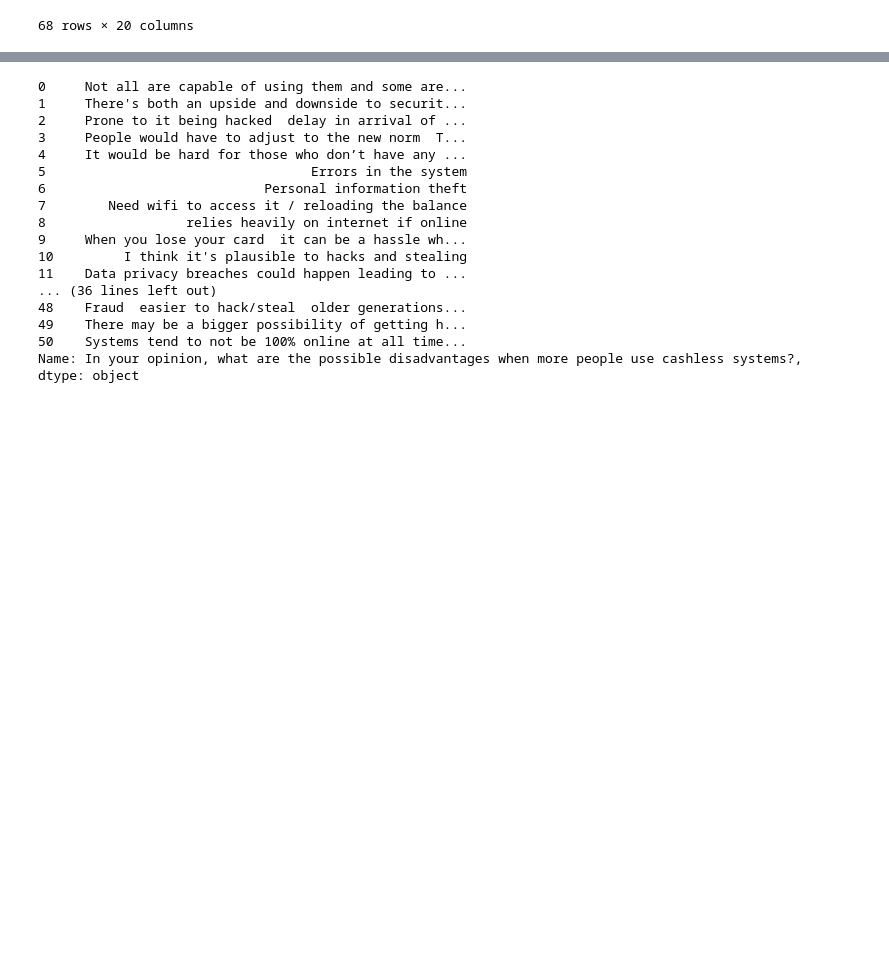
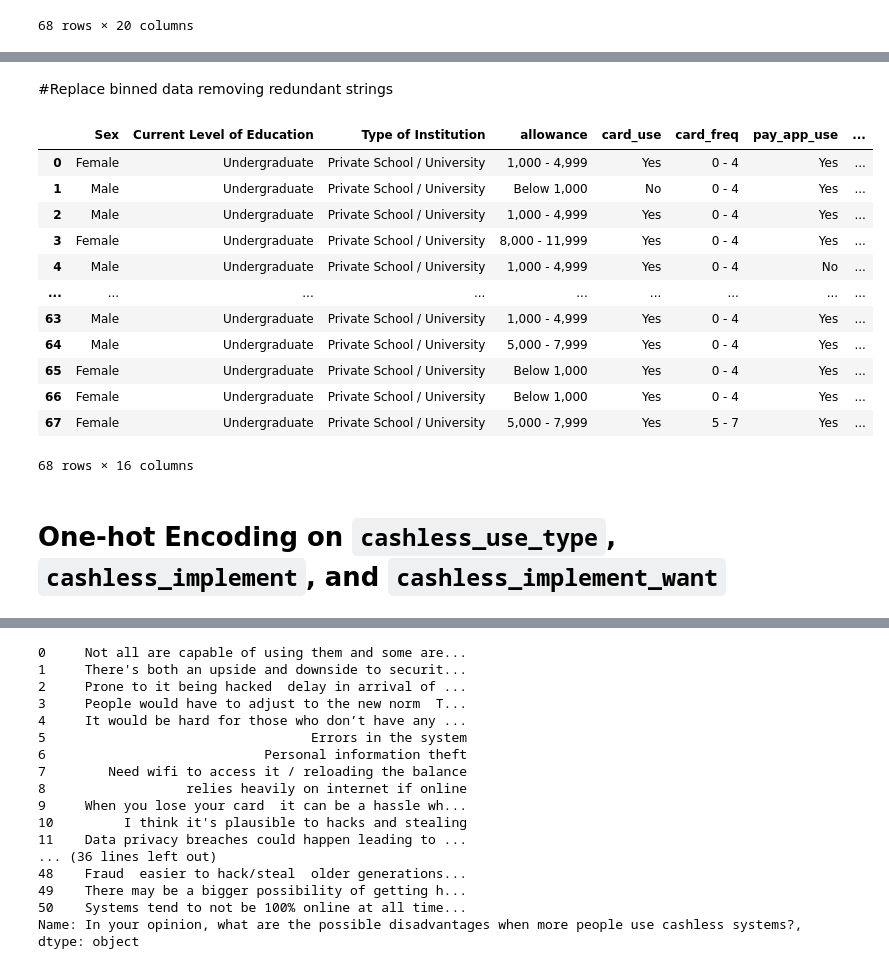
Before and after one commit to geosefuy/sthciux-cashless, a Jupyter notebook: [STHCIUX] Needfinding Study Exploratory Data Analysis.ipynb, the cells around one changed output, grey strips where cells are left out. Drawn from its saved outputs; the diff is of its cells as text; code cells hidden in the pictures; blank space fills up the shorter version.

```diff
--- a/[STHCIUX] Needfinding Study Exploratory Data Analysis.ipynb
+++ b/[STHCIUX] Needfinding Study Exploratory Data Analysis.ipynb
@@ -25,0 +53,33 @@ responses_df
+# %% [markdown]
+#Replace binned data removing redundant strings
+# %%
+responses_df['card_freq'] = responses_df['card_freq'].str.replace('4 times or less', '0 - 4')
+responses_df['pay_app_freq'] = responses_df['pay_app_freq'].str.replace('4 times or less', '0 - 4')
+responses_df['cashless_freq'] = responses_df['cashless_freq'].str.replace('4 times or less', '0 - 4')
+responses_df['cashless_encounter'] = responses_df['cashless_encounter'].str.replace('4 times or less', '0 - 4')
+responses_df['card_freq'] = responses_df['card_freq'].str.replace('15 times or more', '> 15')
+responses_df['pay_app_freq'] = responses_df['pay_app_freq'].str.replace('15 times or more', '> 15')
+responses_df['cashless_freq'] = responses_df['cashless_freq'].str.replace('15 times or more', '> 15')
+responses_df['cashless_encounter'] = responses_df['cashless_encounter'].str.replace('15 times or more', '> 15')
+responses_df['card_freq'] = responses_df['card_freq'].str.replace(' times', '')
+responses_df['pay_app_freq'] = responses_df['pay_app_freq'].str.replace(' times', '')
+responses_df['cashless_freq'] = responses_df['cashless_freq'].str.replace(' times', '')
+responses_df['cashless_encounter'] = responses_df['cashless_encounter'].str.replace(' times', '')
+opinions_df = responses_df
+responses_df
+# %% [output]
+|  | Sex | Current Level of Education | Type of Institution | allowance | card_use | card_freq | pay_app_use | ... |
+| 0 | Female | Undergraduate | Private School / University | 1,000 - 4,999 | Yes | 0 - 4 | Yes | ... |
+| 1 | Male | Undergraduate | Private School / University | Below 1,000 | No | 0 - 4 | Yes | ... |
+| 2 | Male | Undergraduate | Private School / University | 1,000 - 4,999 | Yes | 0 - 4 | Yes | ... |
+| 3 | Female | Undergraduate | Private School / University | 8,000 - 11,999 | Yes | 0 - 4 | Yes | ... |
+| 4 | Male | Undergraduate | Private School / University | 1,000 - 4,999 | Yes | 0 - 4 | No | ... |
+| ... | ... | ... | ... | ... | ... | ... | ... | ... |
+| 63 | Male | Undergraduate | Private School / University | 1,000 - 4,999 | Yes | 0 - 4 | Yes | ... |
+| 64 | Male | Undergraduate | Private School / University | 5,000 - 7,999 | Yes | 0 - 4 | Yes | ... |
+| 65 | Female | Undergraduate | Private School / University | Below 1,000 | Yes | 0 - 4 | Yes | ... |
+| 66 | Female | Undergraduate | Private School / University | Below 1,000 | Yes | 0 - 4 | Yes | ... |
+| 67 | Female | Undergraduate | Private School / University | 5,000 - 7,999 | Yes | 5 - 7 | Yes | ... |
+68 rows × 16 columns
+# %% [markdown]
+# One-hot Encoding on `cashless_use_type`, `cashless_implement`, and `cashless_implement_want`
```
Also changed, not shown: parts of 13 cells of this notebook.
